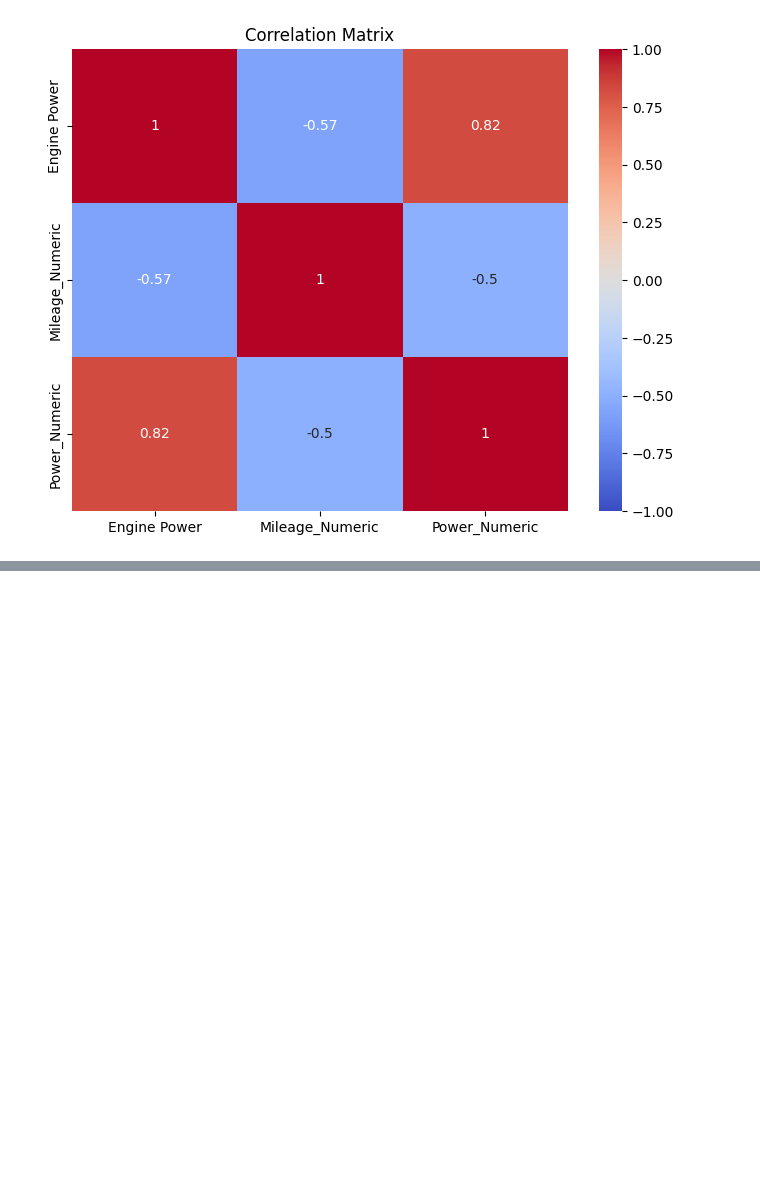
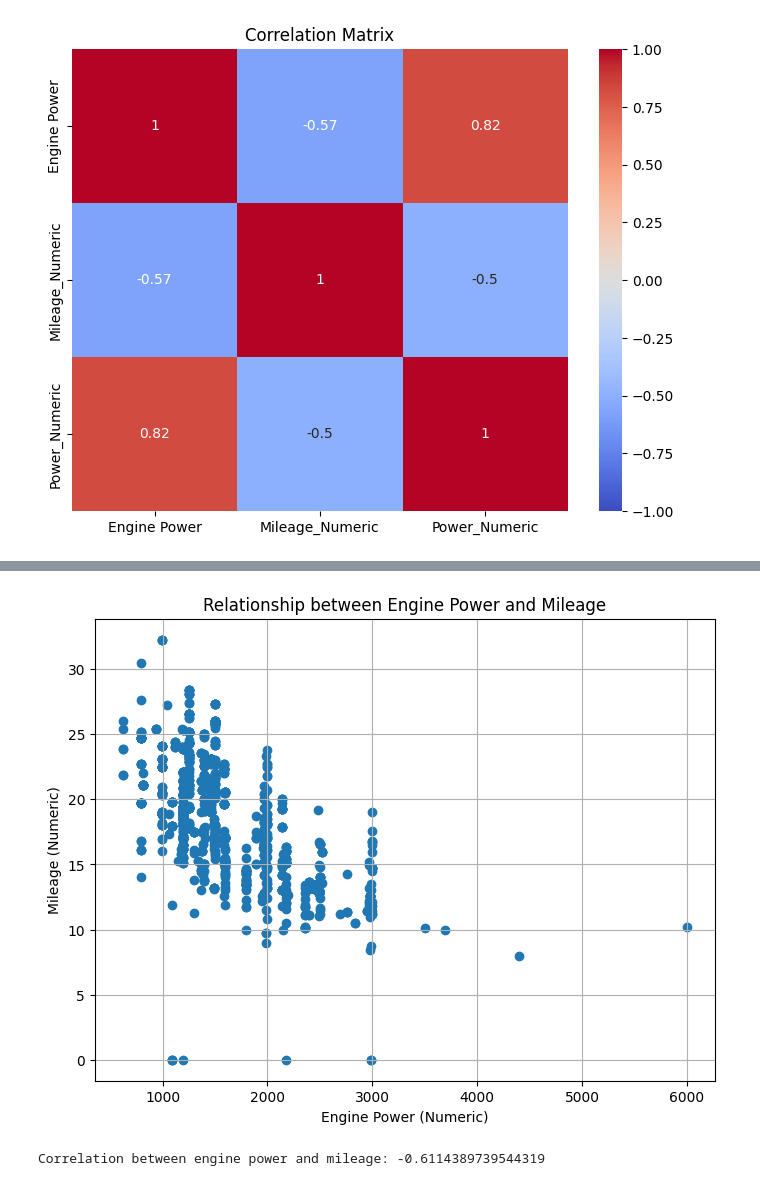
Before and after one commit to himesh992/Himesh992, a Jupyter notebook: EV_MARKET_SEGMENTATION.ipynb, the cells around one changed output, grey strips where cells are left out. Saved outputs shown, nothing was run; the diff lists cells and outputs as text; code cells hidden in the pictures; blank space fills up the shorter version.

```diff
--- a/EV_MARKET_SEGMENTATION.ipynb
+++ b/EV_MARKET_SEGMENTATION.ipynb
@@ -498,0 +512,11 @@ plt.show()
+# %%
+import pandas as pd
+
+# Assuming you already have your data loaded into a DataFrame named 'data'
+
+# Drop rows with missing values in any of the specified columns
+data.dropna(subset=['Power_Numeric', 'Engine Power', 'Mileage_Numeric'], inplace=True)
+
+# Print a sample of the cleaned DataFrame (optional)
+print("Sample of Cleaned DataFrame:")
+print(data.head())
@@ -498,0 +541,42 @@ plt.show()
+# %%
+import pandas as pd
+import matplotlib.pyplot as plt
+
+# Assuming you already have your data loaded into a DataFrame named 'data'
+
+# Select features and target variable
+X = data['Engine Power']  # Feature (engine power)
+y = data['Mileage_Numeric']  # Target variable (mileage)
+
+# Create the scatter plot
+plt.figure(figsize=(8, 6))
+plt.scatter(X, y)
+
+# Add labels and title
+plt.xlabel('Engine Power (Numeric)')
+plt.ylabel('Mileage (Numeric)')
+plt.title('Relationship between Engine Power and Mileage')
+
+# Optional: Add grid lines for better readability
+plt.grid(True)
+
+# Show the plot
+plt.show()
+# %% [output]
+[figure, added]
+# %%
+import pandas as pd
+
+# Assuming you already have your data loaded into a DataFrame named 'data'
+
+# Select the features
+engine_power = data['Engine Power']
+mileage = data['Mileage_Numeric']
+
+# Calculate the correlation coefficient
+correlation = engine_power.corr(mileage)
+
+# Print the correlation coefficient
+print("Correlation between engine power and mileage:", correlation)
+# %% [output]
+Correlation between engine power and mileage: -0.6114389739544319
```
Also changed, not shown: parts of 2 cells of this notebook.
